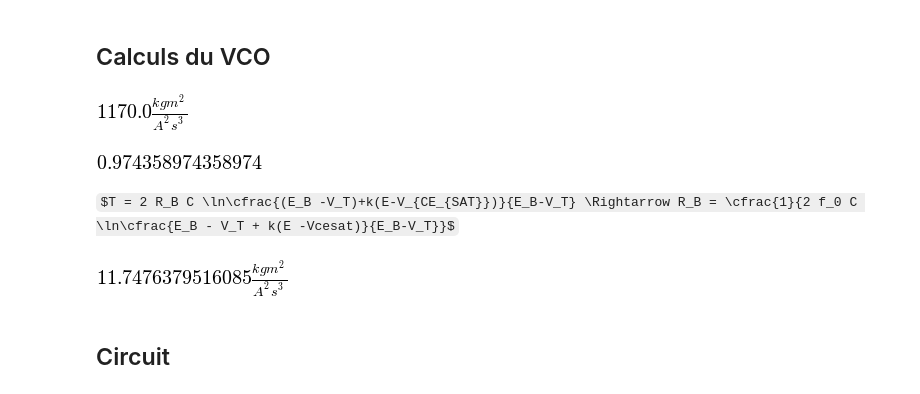
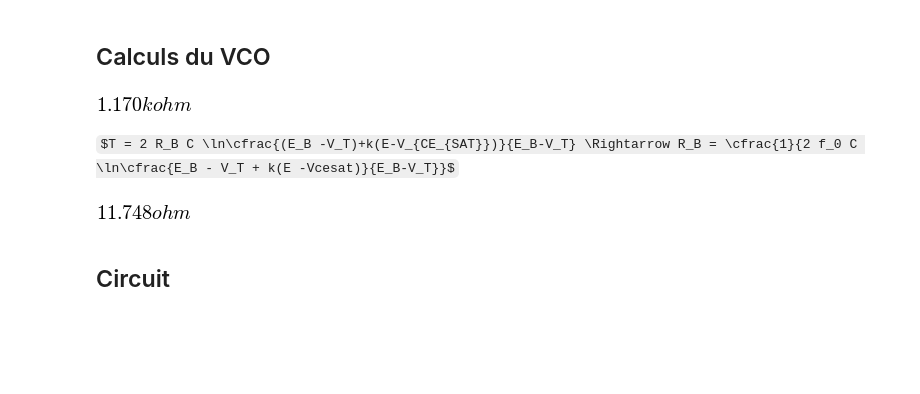
Before and after one commit to nim65s/N7, a Jupyter notebook: projets/analogique_2A/IPy/Projet_Analogique_sympy.ipynb, the cells around one changed output. Saved outputs shown, nothing was run; the diff lists cells and outputs as text; code cells hidden in the pictures; some formulas as TeX source; blank space fills up the shorter version.

```diff
--- a/projets/analogique_2A/IPy/Projet_Analogique_sympy.ipynb
+++ b/projets/analogique_2A/IPy/Projet_Analogique_sympy.ipynb
@@ -14,29 +5,26 @@ kohm = kilo*ohm
 # %%
-f0 = 250*kHz
-Df = 15*kHz
-E = 12*V
-Eb = 6*V
-Vt = 0.6*V
-Vcesat = 0.3*V
-ic = 10*mA
+f0 = Quantity(250, 'kHz')
+Df = Quantity(15, 'kHz')
+E = Quantity(12, V)
+Eb = Quantity(6, V)
+Vt = Quantity(0.6, V)
+Vcesat = Quantity(0.3, V)
+ic = Quantity(10, 'mA')
 Rc = (E-Vcesat)/ic
 Rc
 # %% [output]
-[figure, old version]
+[figure, new version]
 # %%
-Rc = 1200*ohm
-C = 150*nF
+Rc = Quantity(1.2, 'kohm')
+C = Quantity(150, 'nF')
 Dvb = E-Vt
 Dvc = E-Vcesat
 k = Dvb/Dvc
-k
-# %% [output]
-[figure, removed]
 # %% [markdown]
 $T = 2 R_B C \ln\cfrac{(E_B -V_T)+k(E-V_{CE_{SAT}})}{E_B-V_T} \Rightarrow R_B = \cfrac{1}{2 f_0 C \ln\cfrac{E_B - V_T + k(E -Vcesat)}{E_B-V_T}}$
 # %%
-Rb = 1 / (2 * f0 * C * log((Eb - Vt + k*(E - Vcesat))/(Eb - Vt))) # TODO: *1000…
+Rb = 1 / (2 * f0 * C * log((Eb - Vt + (E - Vcesat)*k)/(Eb - Vt)))
 Rb
 # %% [output]
-[figure, old version]
+[figure, new version]
 # %%
```
Also changed, not shown: parts of 63 cells of this notebook.
